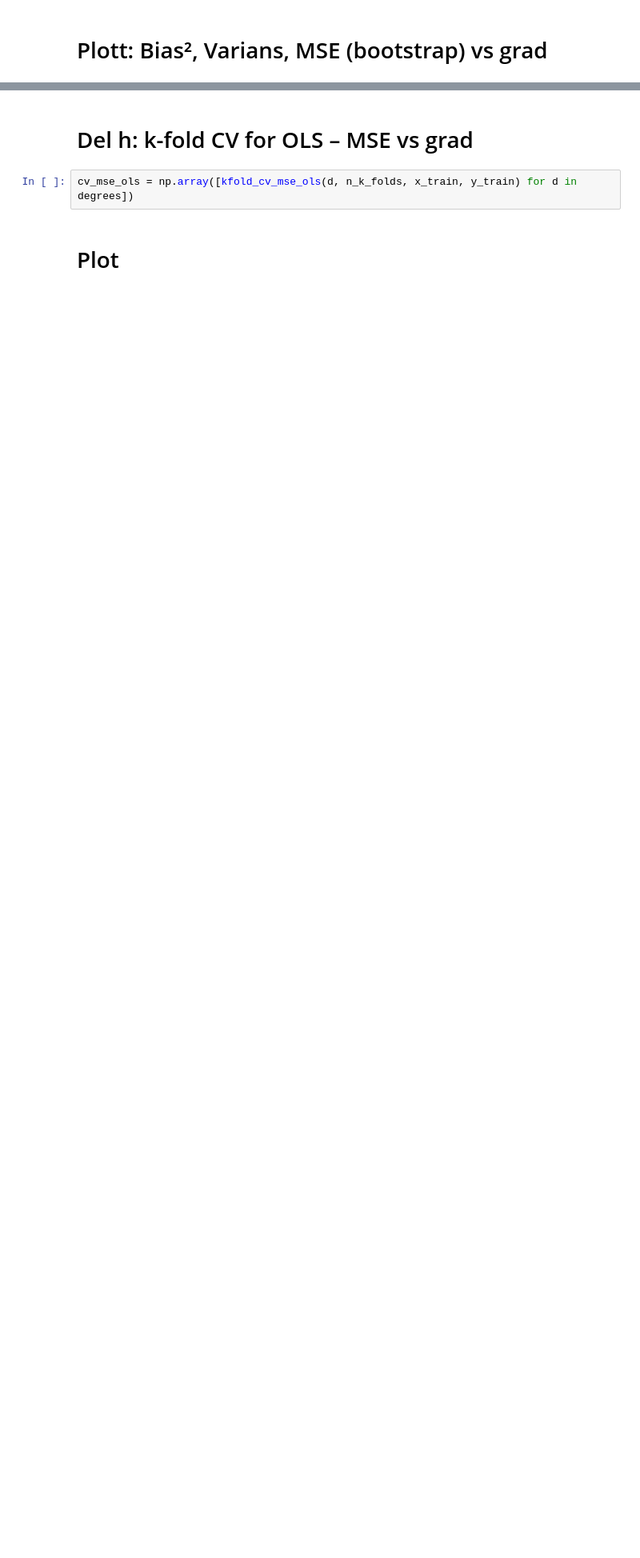
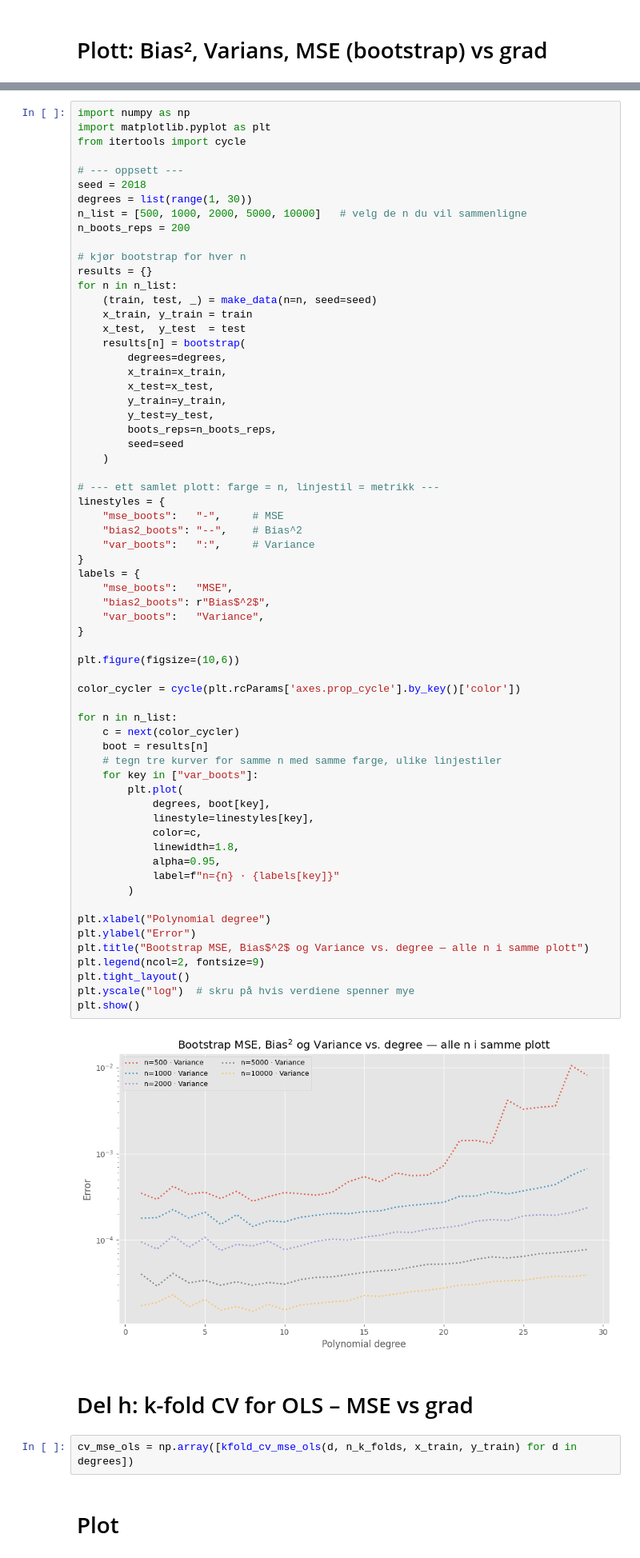
Before and after one commit to kjes4pres/Project_1_FYSSTK, a Jupyter notebook: Code/g_and_h.ipynb, the cells around one changed output, grey strips where cells are left out. Shown at 80% size. Saved outputs shown, nothing was run; the diff lists cells and outputs as text; blank space fills up the shorter version.

```diff
--- a/Code/g_and_h.ipynb
+++ b/Code/g_and_h.ipynb
@@ -195,3 +332,69 @@ plt.show()
+# %%
+import numpy as np
+import matplotlib.pyplot as plt
+from itertools import cycle
+
+# --- oppsett ---
+seed = 2018
+degrees = list(range(1, 30))
+n_list = [500, 1000, 2000, 5000, 10000]   # velg de n du vil sammenligne
+n_boots_reps = 200
+
+# kjør bootstrap for hver n
+results = {}
+for n in n_list:
+    (train, test, _) = make_data(n=n, seed=seed)
+    x_train, y_train = train
+    x_test,  y_test  = test
+    results[n] = bootstrap(
+        degrees=degrees,
+        x_train=x_train,
+        x_test=x_test,
+        y_train=y_train,
+        y_test=y_test,
+        boots_reps=n_boots_reps,
+        seed=seed
+    )
+
+# --- ett samlet plott: farge = n, linjestil = metrikk ---
+linestyles = {
+    "mse_boots":   "-",     # MSE
+    "bias2_boots": "--",    # Bias^2
+    "var_boots":   ":",     # Variance
+}
+labels = {
+    "mse_boots":   "MSE",
+    "bias2_boots": r"Bias$^2$",
+    "var_boots":   "Variance",
+}
+
+plt.figure(figsize=(10,6))
+
+color_cycler = cycle(plt.rcParams['axes.prop_cycle'].by_key()['color'])
+
+for n in n_list:
+    c = next(color_cycler)
+    boot = results[n]
+    # tegn tre kurver for samme n med samme farge, ulike linjestiler
+    for key in ["var_boots"]:
+        plt.plot(
+            degrees, boot[key],
+            linestyle=linestyles[key],
+            color=c,
+            linewidth=1.8,
+            alpha=0.95,
+            label=f"n={n} · {labels[key]}"
+        )
+
+plt.xlabel("Polynomial degree")
+plt.ylabel("Error")
+plt.title("Bootstrap MSE, Bias$^2$ og Variance vs. degree — alle n i samme plott")
+plt.legend(ncol=2, fontsize=9)
+plt.tight_layout()
+plt.yscale("log")  # skru på hvis verdiene spenner mye
+plt.show()
+# %% [output]
+[figure, added]
 # %% [markdown]
 # Del h: k-fold CV for OLS – MSE vs grad
 # %%
```
Also changed, not shown: parts of 3 cells of this notebook, 1 other file.
